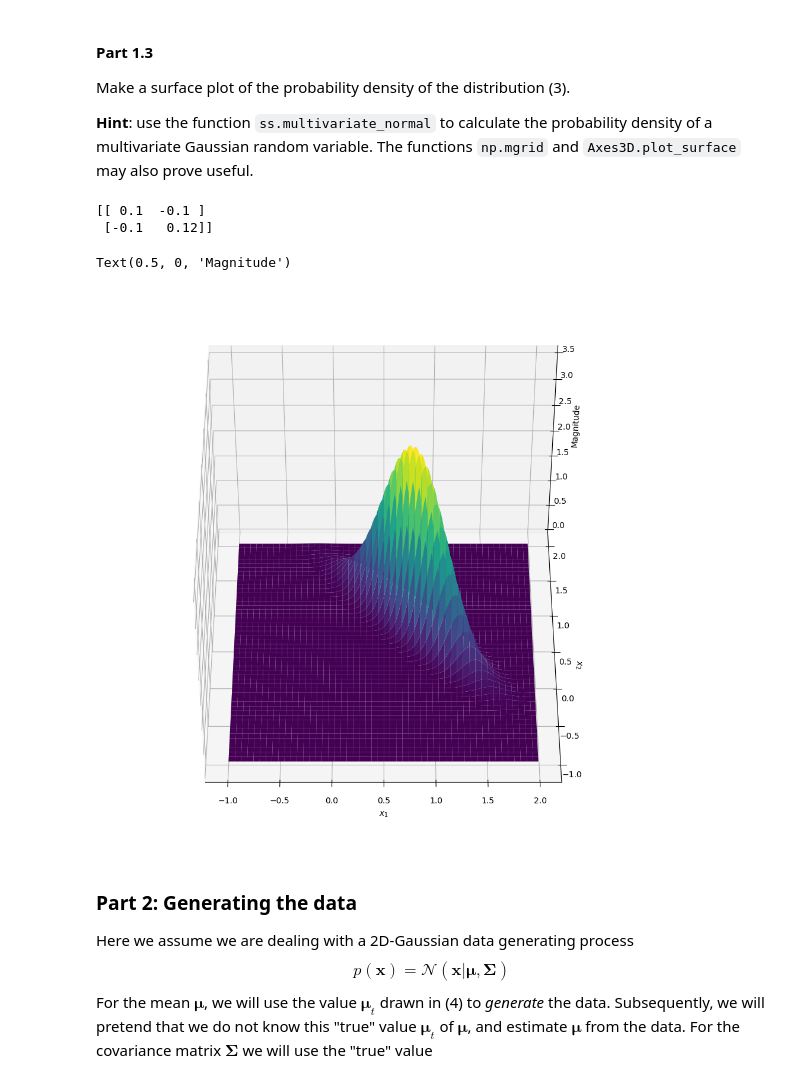
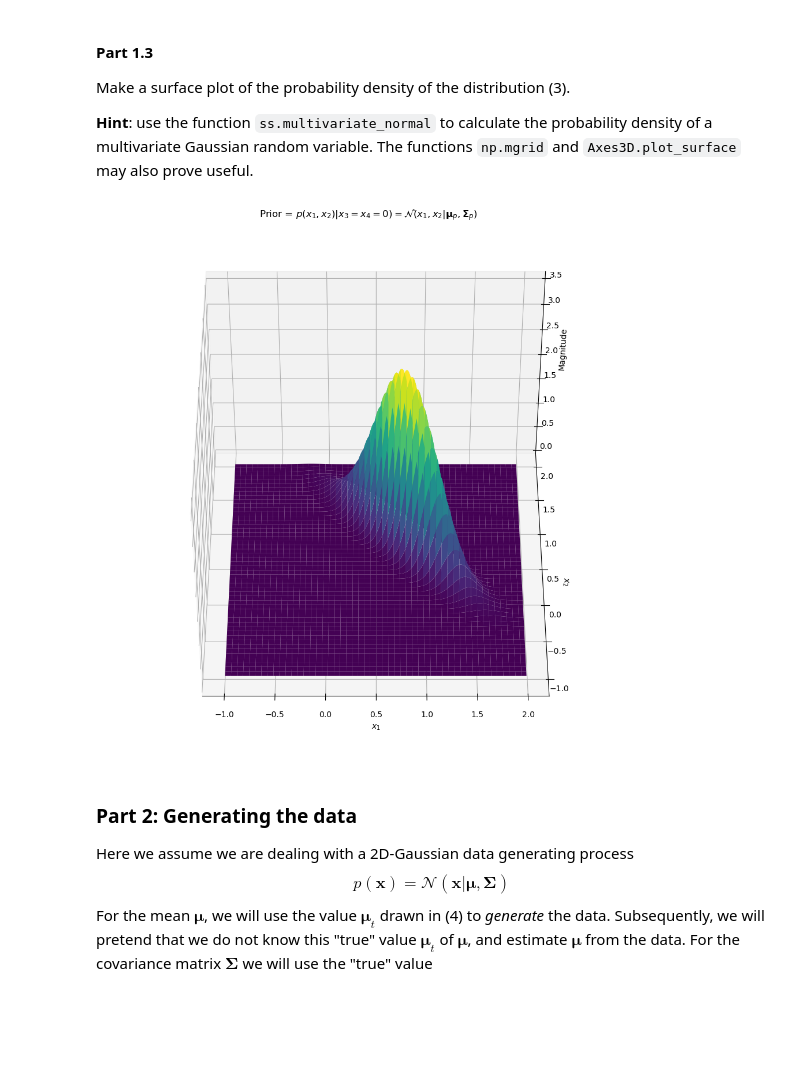
Before and after one commit to meraxion/SML24, a Jupyter notebook: SML24_as02/SML24_as02_3.ipynb, the cells around one changed output. Cells and saved outputs as stored; diff of their text form; code cells hidden in the pictures; blank space fills up the shorter version.

```diff
--- a/SML24_as02/SML24_as02_3.ipynb
+++ b/SML24_as02/SML24_as02_3.ipynb
@@ -210,43 +338,26 @@ Make a surface plot of the probability density of the distribution (3).
 # %%
 #% matplotlib notebook
 """
 Plot of the probability density.
 """
 from matplotlib import cm
-# YOUR CODE HERE
 
-# x, y = np.mgrid[0:2:.01, 0:2:.01]
-# print(x.shape)
-# print(y.shape)
-# pos = np.dstack((x, y))
-# rv = ss.multivariate_normal(mu_p, Sigma_p_2)
-# fig2 = plt.figure()
-# ax2 = fig2.add_subplot(111)
-# z = rv.pdf(pos)
-# print(z.shape)
-# ax2.contourf(x, y, z)
-# z.reshape(x.shape)
 
 x, y = np.mgrid[-1:2:.01, -1:2:.01]
 pos = np.dstack((x, y))
-print(Sigma_p_2)
 rv = ss.multivariate_normal(mu_p, Sigma_p_2)
 z = rv.pdf(pos)
 
-fig2 = plt.figure(figsize=(12,12))
-ax2 = fig2.add_subplot(111, projection="3d")
-ax2.view_init(elev=45, azim=-90)
+fig2 = plt.figure(figsize=(12,12));
+ax2 = fig2.add_subplot(111, projection="3d");
+ax2.view_init(elev=45, azim=-90);
 ax2.plot_surface(x, y, z, cmap="viridis", edgecolor='none');
-ax2.set_xlabel(r"$x_1$")
-ax2.set_ylabel(r"$x_2$")
-ax2.set_zlabel("Magnitude")
-#ax2.plot_trisurf(x, y, z, cmap="viridis", edgecolor='none');
-#ax2.contour3D (x, y, z, 100,cmap="viridis");
+ax2.set_xlabel(r"$x_1$");
+ax2.set_ylabel(r"$x_2$");
+ax2.set_zlabel("Magnitude");
+ax2.set_title(r"Prior = $p(x_1,x_2)|x_3 = x_4 = 0) = \mathcal{N}(x_1,x_2|\mathbf{\mu}_p, \mathbf{\Sigma}_{p})$");
 # %% [output]
-[[ 0.1  -0.1 ]
- [-0.1   0.12]]
-Text(0.5, 0, 'Magnitude')
-[figure, old version]
+[figure, new version]
 # %% [markdown]
 ### Part 2: Generating the data
 Here we assume we are dealing with a 2D-Gaussian data generating process
```
Also changed, not shown: parts of 20 cells of this notebook, 2 other files.
